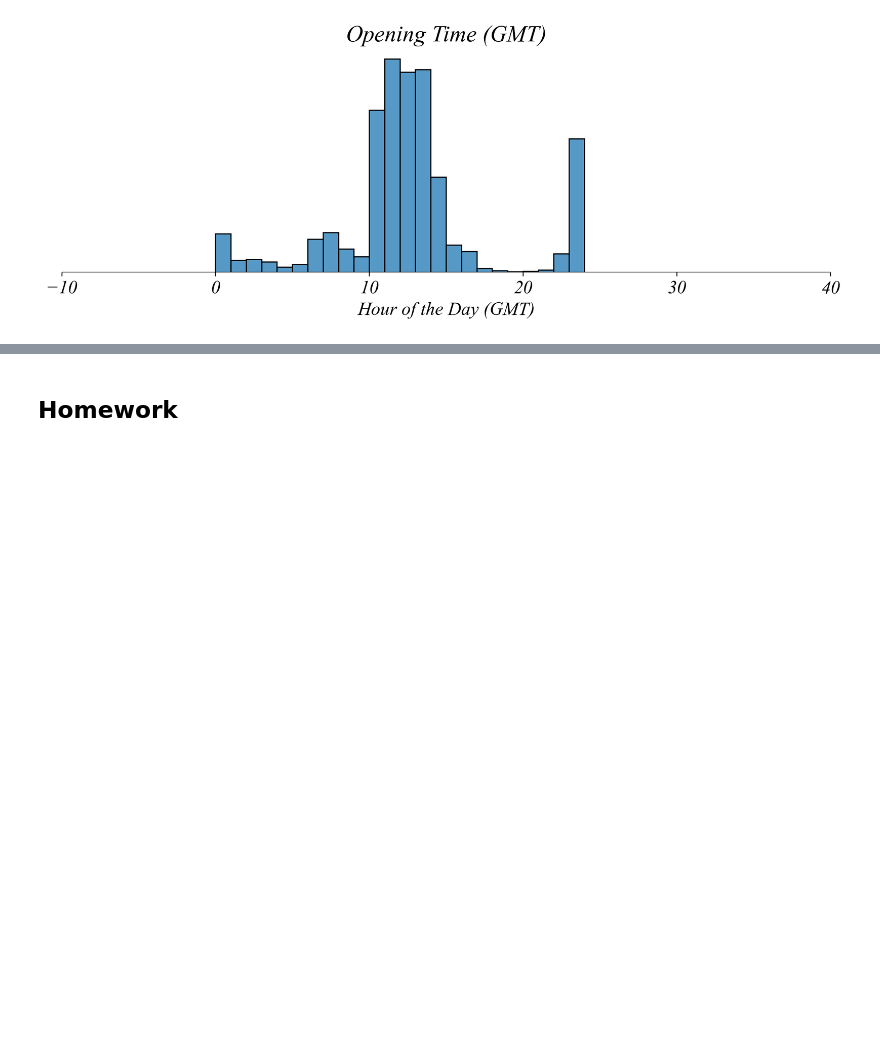
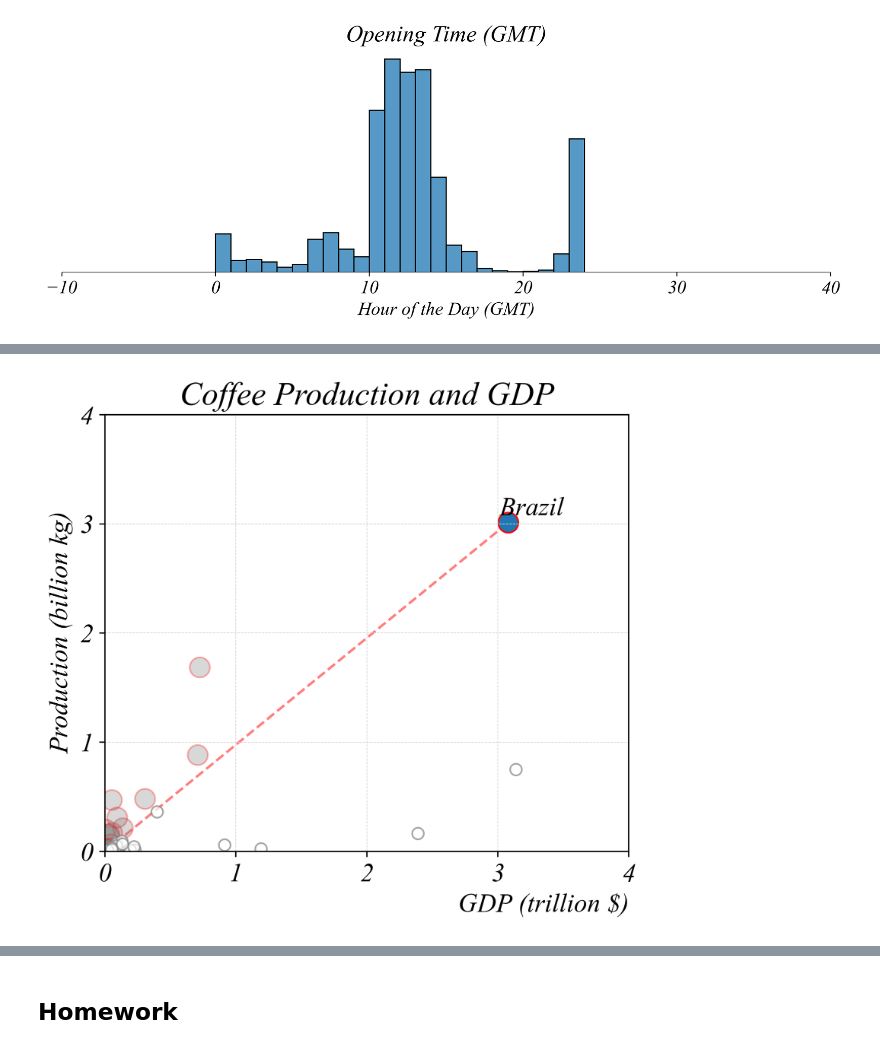
Before and after one commit to tayweid/tayweid.github.io, a Jupyter notebook: econ-0150/parts/part-2-2/Main_2_2.ipynb, the cells around one changed output, grey strips where cells are left out. Saved outputs shown, nothing was run; the diff lists cells and outputs as text; code cells hidden in the pictures; blank space fills up the shorter version.

```diff
--- a/econ-0150/parts/part-2-2/Main_2_2.ipynb
+++ b/econ-0150/parts/part-2-2/Main_2_2.ipynb
@@ -552,0 +380,45 @@ plt.savefig('i/i_11.png')
+# %%
+# Data
+data = pd.read_csv('data/Beans_GDP.csv')
+data = data[data['Year'] == 2019]
+data['brazil_ratio'] = data['GDP']/data['coffe_prod']
+
+brazil = data[data.coffe_prod == data.coffe_prod.max()]
+brazil_gdp = brazil.GDP.values[0]
+brazil_tonnes = brazil.coffe_prod.values[0]
+
+greater = data[data['brazil_ratio'] > brazil_gdp/brazil_tonnes]
+lower = data[data['brazil_ratio'] < brazil_gdp/brazil_tonnes]
+
+ticks = [0,1,2,3,4]
+
+# Figure (square with whitespace)
+fig = plt.figure(figsize=(10, 5))
+gs = gridspec.GridSpec(1, 3, figure=fig, width_ratios=[1, 2.4, 1])
+fig.add_subplot(gs[0, 1])
+
+sns.scatterplot(brazil, x='GDP', y='coffe_prod', edgecolors='red', alpha=1, s=150)
+plt.scatter(lower['GDP'], lower['coffe_prod'], color='grey', edgecolors='red', alpha=0.3, s=150)
+plt.scatter(greater['GDP'], greater['coffe_prod'], color='white', edgecolors='grey', alpha=0.7, s=50)
+
+# Annotation
+plt.annotate('Brazil',(brazil.coffe_prod.values[0], brazil.GDP.values[0]))
+plt.plot([0,brazil.GDP.values[0]],[0,brazil.coffe_prod.values[0]], linestyle='--', color='red', zorder=-1, alpha=0.5)
+
+# Styling
+plt.xlabel('GDP (trillion $)', loc='right')
+plt.xticks(ticks)
+plt.xlim(0,4)
+
+plt.ylabel('Production (billion kg)')
+plt.yticks(ticks)
+plt.ylim(0,4)
+plt.title('Coffee Production and GDP')
+
+plt.grid(True, color='lightgray', linestyle='--', linewidth=0.4)
+plt.tight_layout()
+
+# Save Figure
+plt.savefig('i/c_07.png')
+# %% [output]
+[figure, added]
```
Also changed, not shown: parts of 20 cells of this notebook, 22 other files.
